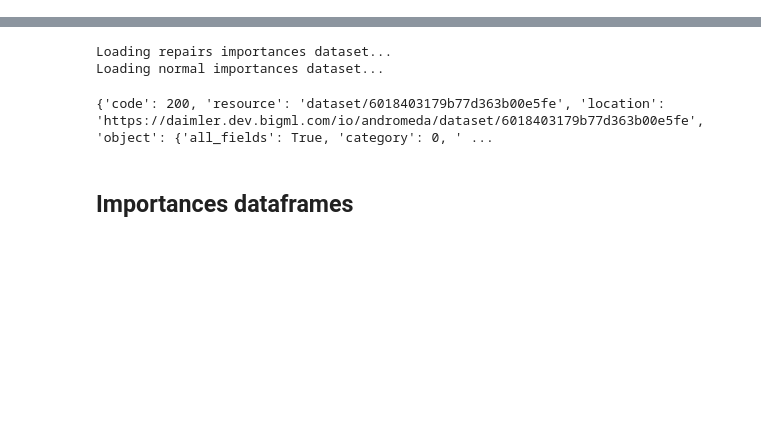
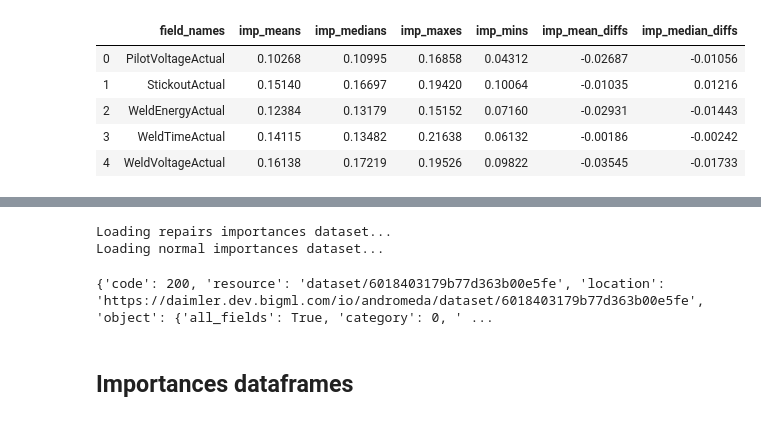
Before and after one commit to guillemvidalfite/ml-utils, a Jupyter notebook: anomaly-importances-util/notebooks/Python_development.ipynb, the cells around one changed output, grey strips where cells are left out. Cells and saved outputs as stored; diff of their text form; code cells hidden in the pictures; blank space fills up the shorter version.

```diff
--- a/anomaly-importances-util/notebooks/Python_development.ipynb
+++ b/anomaly-importances-util/notebooks/Python_development.ipynb
@@ -130,0 +207,10 @@ repairs_source = create_source(repairs_file_path, api, log)
+# %%
+importances_whizzml_script_id = config_dict["extract_importances_whizzml_id"]
+if importances_whizzml_script_id == "":
+   log.error("The WhizzML script is not defined in the configuration please deploy the WhizzML code before carrying on")
+   sys.exit("WhizzML script not configured")
+# init total importances dataframe
+all_importances_df = pd.DataFrame()
+
+# init worse features list
+useless_features_list = all_input_features
@@ -130,0 +221,25 @@ repairs_source = create_source(repairs_file_path, api, log)
+# %%
+# WHIZZML train anomaly detector and extract importances
+log.info("Building WhizzML inputs")
+script_inputs = {
+   "inputs": [
+    ["source_repair_flags", repairs_source["resource"]],
+    ["source_train", train_source["resource"]],
+    ["all_input_features", all_input_features]
+   ]
+}
+
+importances_execution_result = execute_whizzml(importances_whizzml_script_id, script_inputs, api, log)
+
+# get whizzml results
+repairs_importances_dataset_id = importances_execution_result["repairs-importances"]
+normal_importances_dataset_id = importances_execution_result["normal-importances"]
+
+# get structured datasets in JSON format
+log.info("Loading repairs importances dataset...")
+repairs_importances_dataset = api.get_dataset(repairs_importances_dataset_id)
+log.info("Loading normal importances dataset...")
+normal_importances_dataset = api.get_dataset(normal_importances_dataset_id)
+
+# build importances dataframes
+importances_df = build_importances_dataframes(repairs_importances_dataset, normal_importances_dataset, log)
@@ -130,0 +255,9 @@ repairs_source = create_source(repairs_file_path, api, log)
+# %%
+importances_df.head()
+# %% [output]
+|  | field_names | imp_means | imp_medians | imp_maxes | imp_mins | imp_mean_diffs | imp_median_diffs |
+| 0 | PilotVoltageActual | 0.10268 | 0.10995 | 0.16858 | 0.04312 | -0.02687 | -0.01056 |
+| 1 | StickoutActual | 0.15140 | 0.16697 | 0.19420 | 0.10064 | -0.01035 | 0.01216 |
+| 2 | WeldEnergyActual | 0.12384 | 0.13179 | 0.15152 | 0.07160 | -0.02931 | -0.01443 |
+| 3 | WeldTimeActual | 0.14115 | 0.13482 | 0.21638 | 0.06132 | -0.00186 | -0.00242 |
+| 4 | WeldVoltageActual | 0.16138 | 0.17219 | 0.19526 | 0.09822 | -0.03545 | -0.01733 |
```
Also changed, not shown: parts of 18 cells of this notebook, 18 other files.
